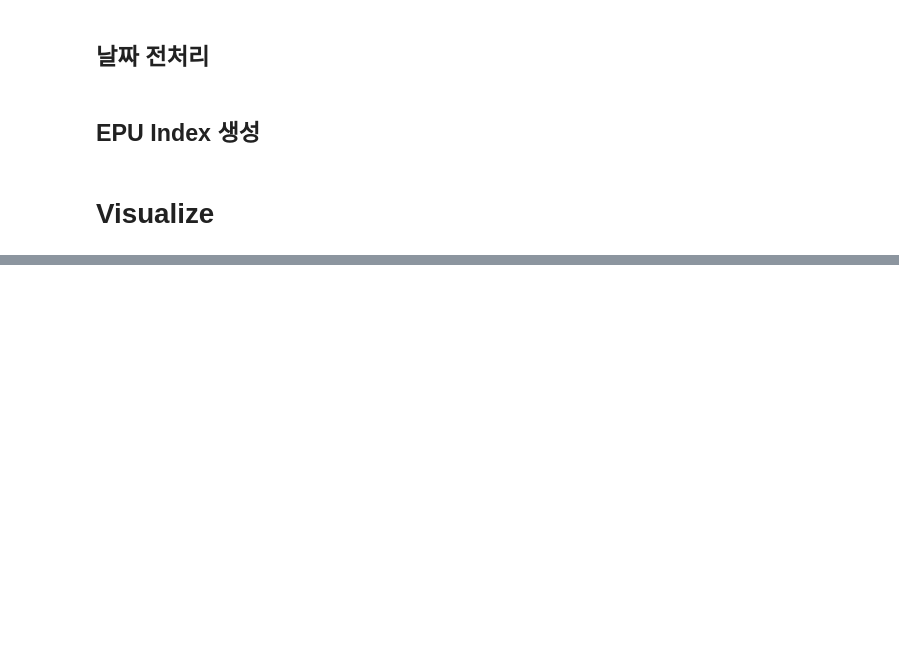
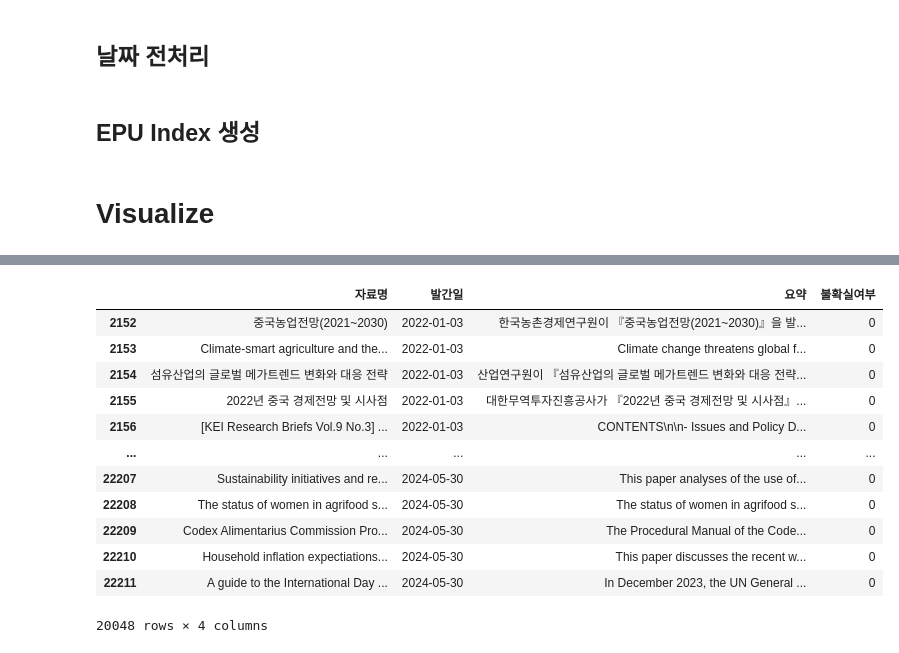
Before and after one commit to jo-cho/eitm, a Jupyter notebook: text_analysis/epic_research_epu.ipynb, the cells around one changed output, grey strips where cells are left out. Saved outputs shown, nothing was run; the diff lists cells and outputs as text; code cells hidden in the pictures; blank space fills up the shorter version.

```diff
--- a/text_analysis/epic_research_epu.ipynb
+++ b/text_analysis/epic_research_epu.ipynb
@@ -162,0 +165,16 @@ plt.show()
+# %%
+data
+# %% [output]
+|  | 자료명 | 발간일 | 요약 | 불확실여부 |
+| 2152 | 중국농업전망(2021~2030) | 2022-01-03 | 한국농촌경제연구원이 『중국농업전망(2021~2030)』을 발... | 0 |
+| 2153 | Climate-smart agriculture and the... | 2022-01-03 | Climate change threatens global f... | 0 |
+| 2154 | 섬유산업의 글로벌 메가트렌드 변화와 대응 전략 | 2022-01-03 | 산업연구원이 『섬유산업의 글로벌 메가트렌드 변화와 대응 전략... | 0 |
+| 2155 | 2022년 중국 경제전망 및 시사점 | 2022-01-03 | 대한무역투자진흥공사가 『2022년 중국 경제전망 및 시사점』... | 0 |
+| 2156 | [KEI Research Briefs Vol.9 No.3] ... | 2022-01-03 | CONTENTS\n\n- Issues and Policy D... | 0 |
+| ... | ... | ... | ... | ... |
+| 22207 | Sustainability initiatives and re... | 2024-05-30 | This paper analyses of the use of... | 0 |
+| 22208 | The status of women in agrifood s... | 2024-05-30 | The status of women in agrifood s... | 0 |
+| 22209 | Codex Alimentarius Commission Pro... | 2024-05-30 | The Procedural Manual of the Code... | 0 |
+| 22210 | Household inflation expectiations... | 2024-05-30 | This paper discusses the recent w... | 0 |
+| 22211 | A guide to the International Day ... | 2024-05-30 | In December 2023, the UN General ... | 0 |
+20048 rows × 4 columns
```
Also changed, not shown: parts of 5 cells of this notebook, 1 other file.
